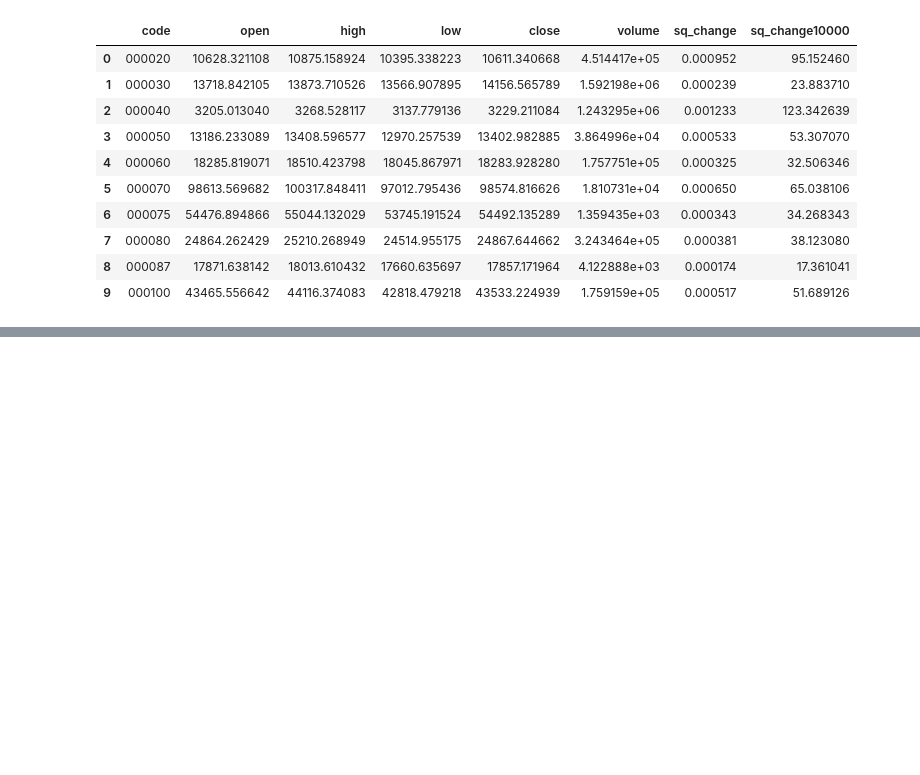
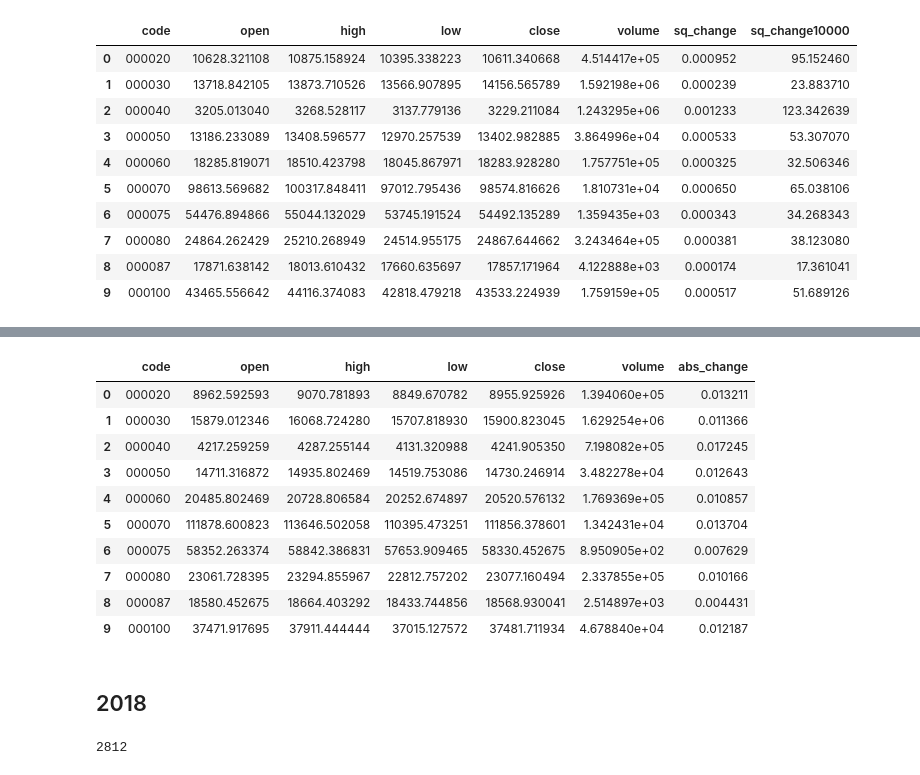
Before and after one commit to nananana-Banana/2021-nh-bigdata-competition, a Jupyter notebook: external/finance_stockdata_analysis.ipynb, the cells around one changed output, grey strips where cells are left out. Cells and saved outputs as stored; diff of their text form; code cells hidden in the pictures; blank space fills up the shorter version.

```diff
--- a/external/finance_stockdata_analysis.ipynb
+++ b/external/finance_stockdata_analysis.ipynb
@@ -332,0 +402,18 @@ resultdf3.to_csv(output_path,index = False)
+# %%
+# column - Date,Open,High,Low,Close,Volume,Change
+result = []
+change_mean = []
+for i in file_list:
+    filepath = '{}/{}'.format(di, i)
+    df = pd.read_csv(filepath)
+    df = df[df.Date.str.contains(r'2017')] #2016 데이터만 가져오기
+
+    change_list = df.iloc[:, 6].abs() # change 절대값
+    change_mean.append(change_list.mean()) # 절대값들의 평균
+
+    if len(df) != 0:
+        df = df.iloc[:,1:6] # 날짜, change 제외하고 가져오기
+        mean_list = np.array(df.mean())# 평균 구하기
+        result.append(list(mean_list))
+    else:
+        result.append([0,0,0,0,0])
@@ -332,0 +424,3 @@ resultdf3.to_csv(output_path,index = False)
+# %%
+resultdf = pd.DataFrame(result, columns=['open','high','low','close','volume'])
+resultdf.head(10)
@@ -332,0 +439,3 @@ resultdf3.to_csv(output_path,index = False)
+# %%
+resultdf['abs_change'] = change_mean
+resultdf.head(10)
@@ -332,0 +454,15 @@ resultdf3.to_csv(output_path,index = False)
+# %%
+resultdf.insert(0,'code',code_list)
+resultdf.head(10)
+# %% [output]
+|  | code | open | high | low | close | volume | abs_change |
+| 0 | 000020 | 8962.592593 | 9070.781893 | 8849.670782 | 8955.925926 | 1.394060e+05 | 0.013211 |
+| 1 | 000030 | 15879.012346 | 16068.724280 | 15707.818930 | 15900.823045 | 1.629254e+06 | 0.011366 |
+| 2 | 000040 | 4217.259259 | 4287.255144 | 4131.320988 | 4241.905350 | 7.198082e+05 | 0.017245 |
+| 3 | 000050 | 14711.316872 | 14935.802469 | 14519.753086 | 14730.246914 | 3.482278e+04 | 0.012643 |
+| 4 | 000060 | 20485.802469 | 20728.806584 | 20252.674897 | 20520.576132 | 1.769369e+05 | 0.010857 |
+| 5 | 000070 | 111878.600823 | 113646.502058 | 110395.473251 | 111856.378601 | 1.342431e+04 | 0.013704 |
+| 6 | 000075 | 58352.263374 | 58842.386831 | 57653.909465 | 58330.452675 | 8.950905e+02 | 0.007629 |
+| 7 | 000080 | 23061.728395 | 23294.855967 | 22812.757202 | 23077.160494 | 2.337855e+05 | 0.010166 |
+| 8 | 000087 | 18580.452675 | 18664.403292 | 18433.744856 | 18568.930041 | 2.514897e+03 | 0.004431 |
+| 9 | 000100 | 37471.917695 | 37911.444444 | 37015.127572 | 37481.711934 | 4.678840e+04 | 0.012187 |
@@ -332,0 +472,2 @@ resultdf3.to_csv(output_path,index = False)
+# %% [markdown]
+## 2018
@@ -332,0 +492,4 @@ resultdf3.to_csv(output_path,index = False)
+# %%
+len(result)
+# %% [output]
+2812
```
Also changed, not shown: parts of 38 cells of this notebook, 34 other files.
